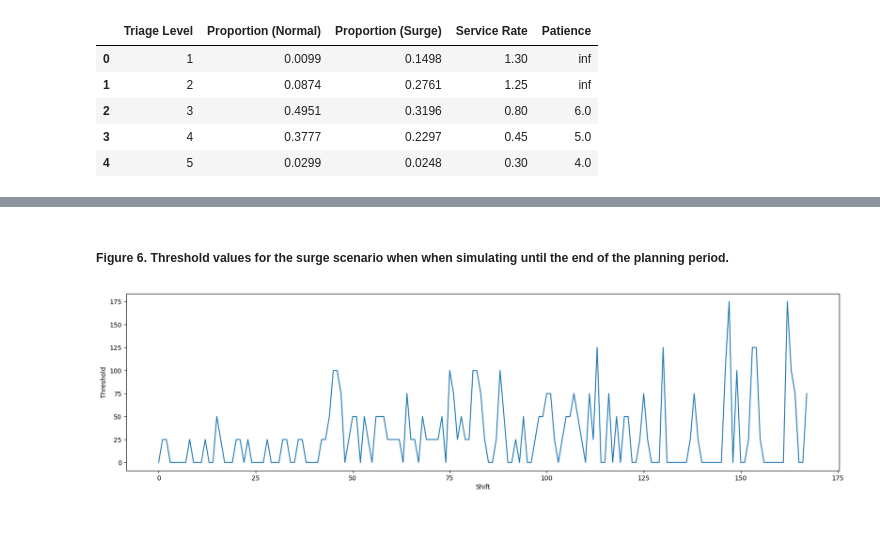
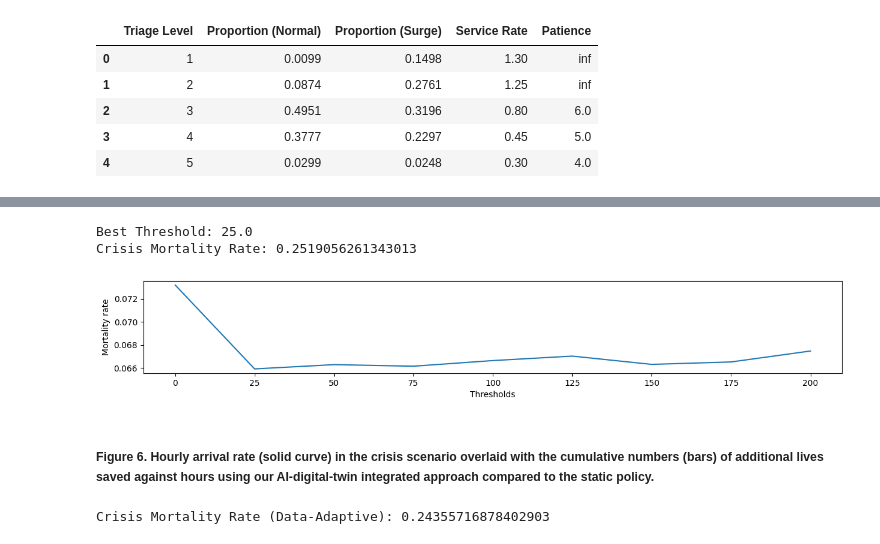
Before and after one commit to dlon450/ambulance-diversion-sim, a Jupyter notebook: simulation.ipynb, the cells around one changed output, grey strips where cells are left out. Saved outputs shown, nothing was run; the diff lists cells and outputs as text; code cells hidden in the pictures.

```diff
--- a/simulation.ipynb
+++ b/simulation.ipynb
@@ -145,17 +107,56 @@ Threshold: 300.0 --- Mortality rate: 0.2482
-# %% [markdown]
-##### Figure 6. Threshold values for the surge scenario when when simulating until the end of the planning period.
-# %%
-# takes a long time to run
-varying_threshold_simulation(
-    hourly_arrival_rates,
-    service_rate,
-    patience,
-    triage_probabilities,
-    triage_probabilities_crisis,
-    weekly_crisis_factor, days,
-    patients_hosp1,
-    patients_hosp2,
-    hosp2_doctor_shift_counts
-    )
-# %% [output]
-[figure, removed]
+# %%
+# optimizing under normal scenario
+mortality_rates = np.zeros(len(thresholds))
+idx = 0
+for i, threshold in enumerate(thresholds):
+    for _ in range(reps // 4):
+        patients_hosp1_c = generate_patients(_hourly_arrival_rates, service_rate, patience, triage_probabilities, triage_probabilities_crisis, [1, 1, 1, 1], hosp_number=1)
+        patients_hosp2_c = generate_patients(_hourly_arrival_rates, service_rate, patience, triage_probabilities, triage_probabilities_crisis, [1, 1, 1, 1], hosp_number=2)
+        hosp1 = Hospital(_hourly_arrival_rates, service_rate, patience, triage_probabilities, triage_probabilities_crisis, [1, 1, 1, 1], threshold, days, patients_hosp1_c, hosp_number=1)
+        hosp2 = Hospital(_hourly_arrival_rates, service_rate, patience, triage_probabilities, triage_probabilities_crisis, [1, 1, 1, 1], np.inf, days, patients_hosp2_c, doctor_shift_counts=hosp2_doctor_shift_counts[idx], hosp_number=2)
+        simulate_system_by_shift(hosp1, hosp2, days, show_output=False, simulate_one_step_ahead=False, travel_time=travel_time_between_hospitals)
+        mortality_rates[i] += np.mean([p.wait_time - p.death_time >= -1e-8 for p in hosp1.patients if not p.diverted] +
+                                    [p.wait_time - p.death_time >= -1e-8 for p in hosp2.patients]) / (reps // 4)
+best_threshold = thresholds[np.argmin(mortality_rates)]
+print('Best Threshold:', best_threshold)
+
+# applying best threshold to crisis scenario
+patients_hosp1_c = loads(dumps(patients_hosp1[idx], -1))
+patients_hosp2_c = loads(dumps(patients_hosp2[idx], -1))
+hosp1 = Hospital(hourly_arrival_rates[idx], service_rate, patience, triage_probabilities, triage_probabilities_crisis, daily_crisis_factor[idx], best_threshold, days, patients_hosp1_c, hosp_number=1)
+hosp2 = Hospital(hourly_arrival_rates[idx], service_rate, patience, triage_probabilities, triage_probabilities_crisis, daily_crisis_factor[idx], np.inf, days, patients_hosp2_c, doctor_shift_counts=hosp2_doctor_shift_counts[idx], hosp_number=2)
+optimal_thresholds = simulate_system_by_shift(hosp1, hosp2, days, show_output=False, simulate_one_step_ahead=False, travel_time=travel_time_between_hospitals)
+static_mortality_rate = np.mean([p.wait_time - p.death_time >= -1e-8 for p in hosp1.patients if not p.diverted] +
+                                [p.wait_time - p.death_time >= -1e-8 for p in hosp2.patients])
+print('Crisis Mortality Rate:', static_mortality_rate)
+
+static_death_counts_h1 = get_patient_arrival_counts([p for p in hosp1.patients if not p.diverted and p.wait_time - p.death_time >= -1e-8])
+static_death_counts_h2 = get_patient_arrival_counts([p for p in hosp2.patients if p.wait_time - p.death_time >= -1e-8])
+
+plt.plot(thresholds, mortality_rates)
+plt.xlabel('Thresholds')
+plt.ylabel('Mortality rate')
+plt.show()
+# %% [output]
+Best Threshold: 25.0
+Crisis Mortality Rate: 0.2519056261343013
+[figure, added]
+# %% [markdown]
+##### Figure 6. Hourly arrival rate (solid curve) in the crisis scenario overlaid with the cumulative numbers (bars) of additional lives saved against hours using our AI-digital-twin integrated approach compared to the static policy.
+# %%
+######### this will take a considerable amount of time #########
+skip = True
+if not skip:
+    hosp1 = Hospital(hourly_arrival_rates[idx], service_rate, patience, triage_probabilities, triage_probabilities_crisis, daily_crisis_factor[idx], 0., days, patients_hosp1[idx], hosp_number=1)
+    hosp2 = Hospital(hourly_arrival_rates[idx], service_rate, patience, triage_probabilities, triage_probabilities_crisis, daily_crisis_factor[idx], np.inf, days, patients_hosp2[idx], doctor_shift_counts=hosp2_doctor_shift_counts[idx], hosp_number=2)
+    optimal_thresholds = simulate_system_by_shift(
+        hosp1, hosp2, days, show_output=True, simulate_one_step_ahead=True,
+        travel_time=travel_time_between_hospitals, previous_patient_counts_hosp1=_patients_hosp1_arrival_counts,
+        previous_patient_counts_hosp2=_patients_hosp2_arrival_counts
+        )
+    mortality_rate = np.mean([p.wait_time - p.death_time >= -1e-8 for p in hosp1.patients if not p.diverted] +
+                                [p.wait_time - p.death_time >= -1e-8 for p in hosp2.patients])
+
+    print('Crisis Mortality Rate (Data-Adaptive):', mortality_rate)
+# %% [output]
+Crisis Mortality Rate (Data-Adaptive): 0.24355716878402903
```
Also changed, not shown: parts of 16 cells of this notebook, 2 other files.
